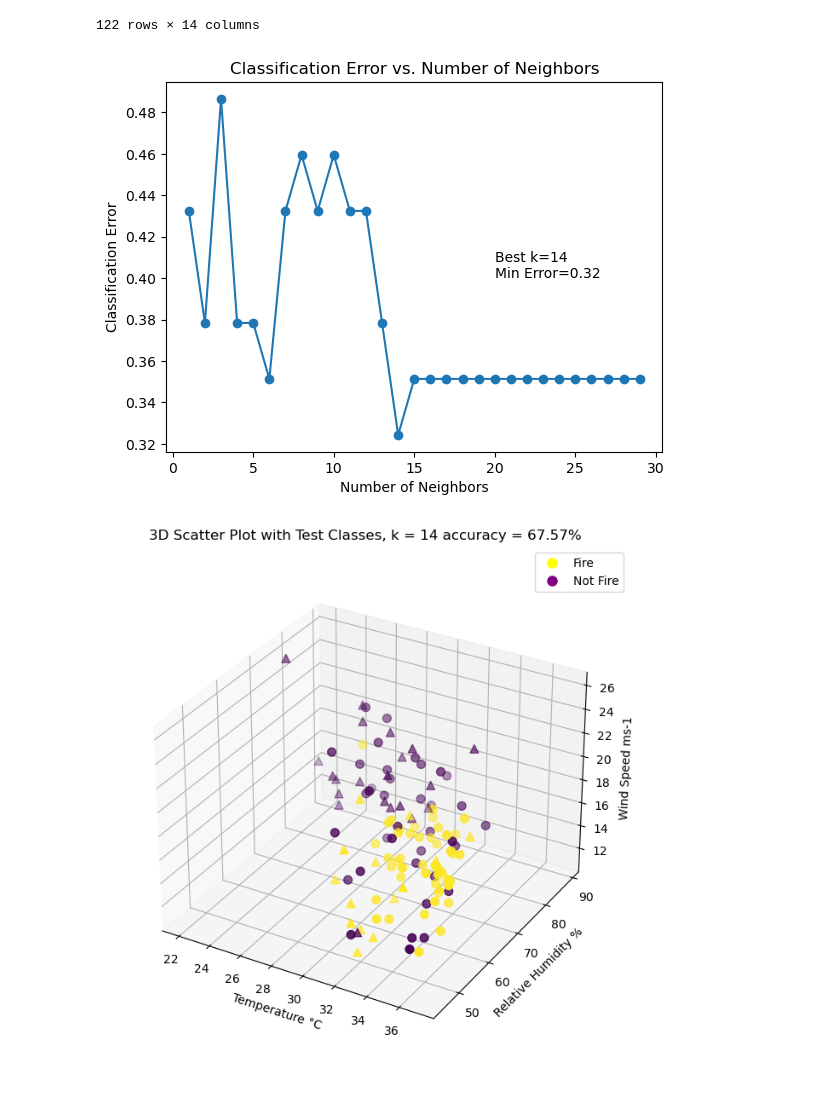
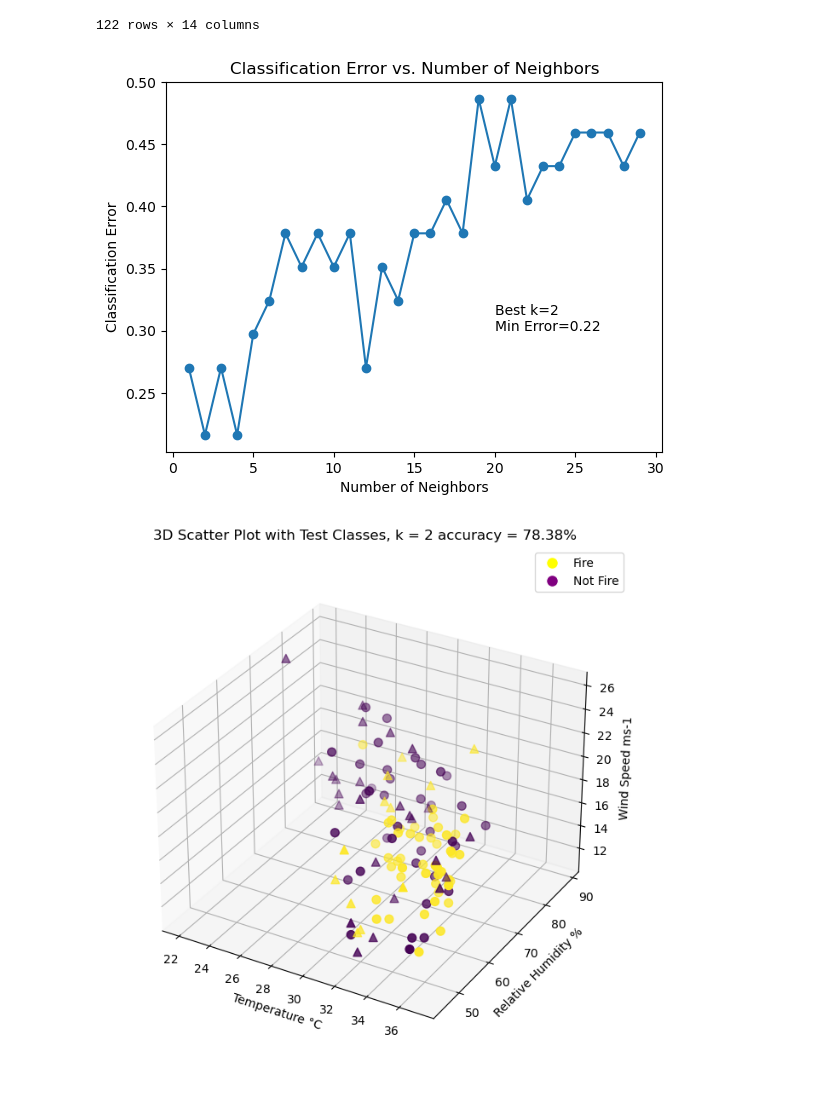
Before and after one commit to zelalemka/EOSC410-FinalProject, a Jupyter notebook: Final Project Knn v1.ipynb, the cells around one changed output. Saved outputs shown, nothing was run; the diff lists cells and outputs as text; code cells hidden in the pictures.

Commit message:
Figure Update
Used non-normalized data for 3d plots but color coded with normalized data for better results

```diff
--- a/Final Project Knn v1.ipynb
+++ b/Final Project Knn v1.ipynb
@@ -50,10 +53,9 @@ data_val =  data.iloc[cutoff:, :]
 # Select x and y datasets train   Maybe consider less variables?
 
 
-# x_train = preprocessing.normalize(data_train.iloc[:, 4:7]) # includign RH, Ws and Rain  # Not sure if my normalizing approach is fine lol
+x_train = preprocessing.normalize(data_train.iloc[:, 4:7]) # includign RH, Ws and Rain  # Not sure if my normalizing approach is fine lol
 
 
-x_train = data_train.iloc[:, 3:6].to_numpy()
 
 y_train = data_train.iloc[:,-1].to_numpy()
 
@@ -65,11 +67,17 @@ y_train = data_train.iloc[:,-1].to_numpy()
 # Select x and y datasets validation
 
 
-# x_test = preprocessing.normalize(data_val.iloc[:, 4:7])
+x_test = preprocessing.normalize(data_val.iloc[:, 4:7])
 
-x_test = data_val.iloc[:, 3:6].to_numpy()
 
 y_test = data_val.iloc[:,-1].to_numpy()
+
+
+## Following arrays are only for plotting (better visualization )
+
+x_train_plot = data_train.iloc[:, 3:6].to_numpy()
+
+x_test_plot = data_val.iloc[:, 3:6].to_numpy()
 # %%
 # IGNORE, this code is for other type of plot
 
@@ -160,35 +168,35 @@ for n_neighbors in neighbors_range:
 
     # Compute classification error
     error_rate = np.mean(abs(y_pred-y_test)) # Don´t care about over(under)predicting just absolute error
 
     error_rates.append(error_rate)
 
 
 
     # Track the k value with the lowest error
     if error_rate < min_error:
         min_error = error_rate
         best_k = n_neighbors
 
 
 # Plotting
 plt.figure()
 plt.plot(neighbors_range, error_rates, marker='o')
 
 
 # Annotate the point with the lowest error
 plt.annotate(f'Best k={best_k}\nMin Error={min_error:.2f}',
-             xy=(20, 0.4))
+             xy=(20, 0.3))
 
 
 plt.title('Classification Error vs. Number of Neighbors')
 plt.xlabel('Number of Neighbors')
 plt.ylabel('Classification Error')
 
 plt.savefig('error vs k.png', bbox_inches="tight")
 plt.show()
 # %% [output]
-[figure, old version]
+[figure, new version]
 # %%
 import numpy as np
 import matplotlib.pyplot as plt
@@ -201,7 +209,7 @@ from sklearn.preprocessing import StandardScaler
 
 # conduct knn
 
-n_neighbors = 14
+n_neighbors = 2
 
 
 v1 = 0
@@ -212,10 +220,11 @@ v3 = 2
 
 
 data_dict = {
-    1: 'Temperature °C',
-    2:'Relative Humidity %',
-    3: 'Wind Speed ms-1'
+    0: 'Temperature °C',
+    1:'Relative Humidity %',
+    2: 'Wind Speed ms-1'
 }
+
 
 
 
@@ -244,16 +253,16 @@ ax = fig.add_subplot(111, projection='3d')
 
 # Scatter plot of the three variables colored by the predicted class
 
-scatter = ax.scatter(x_train[:, v1], x_train[:, v2], x_train[:, v3], c=y_train, cmap='viridis', s=50) # plot training data
+scatter = ax.scatter(x_train_plot[:, v1], x_train_plot[:, v2], x_train_plot[:, v3], c=y_train, cmap='viridis', s=50) # plot training data
 
-scatter = ax.scatter(x_test[:, v1], x_test[:, v2], x_test[:, v3], marker = "^",  c=y_pred, cmap='viridis', s=50) # plot testing (new) data
+scatter = ax.scatter(x_test_plot[:, v1], x_test_plot[:, v2], x_test_plot[:, v3], marker = "^",  c=y_pred, cmap='viridis', s=50) # plot testing (new) data
 
 # scatter = ax.scatter(x_test[:, v1], x_test[:, v2], x_test[:, v3], c= "black", s = 50)
 
 # Add labels and a legend for two output classes
-ax.set_xlabel(data_dict[1])
-ax.set_ylabel(data_dict[2])
-ax.set_zlabel(data_dict[3])
+ax.set_xlabel(data_dict[v1])
+ax.set_ylabel(data_dict[v2])
+ax.set_zlabel(data_dict[v3])
 ax.set_title(f'3D Scatter Plot with Test Classes, k = {n_neighbors} accuracy = {accuracy}% ')
 
 legend_labels = ['Fire', 'Not Fire'] # Check order
@@ -266,7 +275,7 @@ ax.set_box_aspect(aspect=None, zoom=0.92)
 
 plt.savefig('3d_test.png')
 # %% [output]
-[figure, old version]
+[figure, new version]
 # %%
 
 # Create and fit the KNN classifier
```
Also changed, not shown: parts of 3 cells of this notebook, 4 other files.
